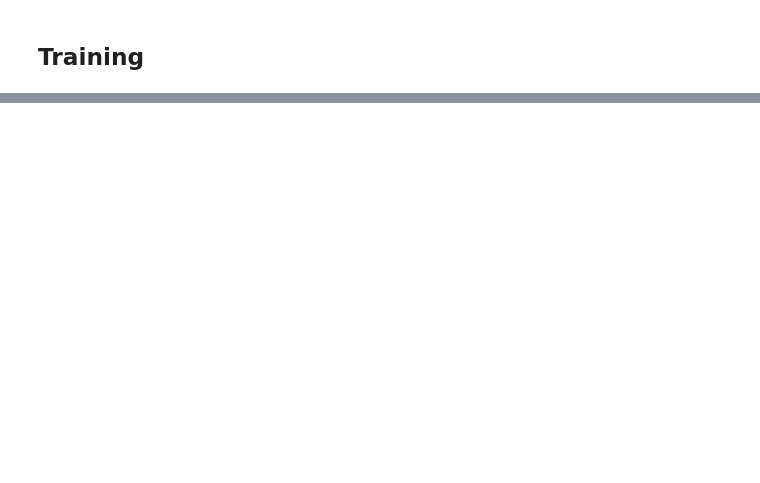
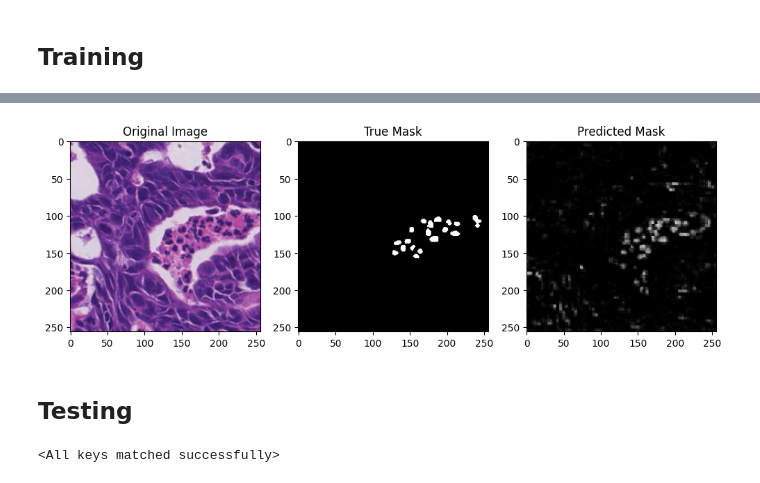
Before and after one commit to Marcusnsr/Bachelor, a Jupyter notebook: U-Net.ipynb, the cells around one changed output, grey strips where cells are left out. Saved outputs shown, nothing was run; the diff lists cells and outputs as text; code cells hidden in the pictures; blank space fills up the shorter version.

```diff
--- a/U-Net.ipynb
+++ b/U-Net.ipynb
@@ -306,0 +213,23 @@ for epoch in range(n_epochs):
+# %%
+def create_augmented_dataset(images, masks, num_augmentations=1):
+    augmented_images = []
+    augmented_masks = []
+
+    for img, mask in tqdm(zip(images, masks), total=len(images), desc='Augmenting images'):
+        # Append original image and mask
+        augmented_images.append(img)
+        augmented_masks.append(mask)
+
+        # Generate augmented versions
+        for _ in range(num_augmentations):
+            img_aug, mask_aug = augmenter(img, mask)
+            augmented_images.append(img_aug)
+            augmented_masks.append(mask_aug)
+
+    # Convert to numpy arrays and clip to avoid negative values
+    augmented_images = np.array(augmented_images).clip(0, 255).astype(np.uint8)
+    augmented_masks = np.array(augmented_masks).clip(0, 1).astype(np.uint8)
+
+    return augmented_images, augmented_masks
+# %%
+augmented_images, augmented_masks = create_augmented_dataset(images, labels, num_augmentations=3)
@@ -306,0 +390,27 @@ for epoch in range(n_epochs):
+# %%
+model.eval()
+sample_idx = np.random.randint(len(test_dataset))
+sample_image, sample_mask = test_dataset[sample_idx]
+with torch.no_grad():
+    prediction = model(sample_image.unsqueeze(0))[0]  # Add batch dimension and get first item
+
+plt.figure(figsize=(12, 4))
+plt.subplot(1, 3, 1)
+plt.imshow(sample_image.permute(1, 2, 0))  # Rearrange dimensions for plotting
+plt.title('Original Image')
+plt.subplot(1, 3, 2)
+plt.imshow(sample_mask.squeeze(), cmap='gray')  # Remove channel dimension for plotting
+plt.title('True Mask')
+plt.subplot(1, 3, 3)
+plt.imshow(prediction.squeeze().cpu().numpy(), cmap='gray')  # Convert to numpy and plot
+plt.title('Predicted Mask')
+plt.show()
+# %% [output]
+[figure, added]
+# %% [markdown]
+## Testing
+# %%
+# Load the best model and evaluate it on the test set
+model.load_state_dict(torch.load('models/best_model.pth'))
+# %% [output]
+<All keys matched successfully>
```
Also changed, not shown: parts of 23 cells of this notebook, 3 other files.
